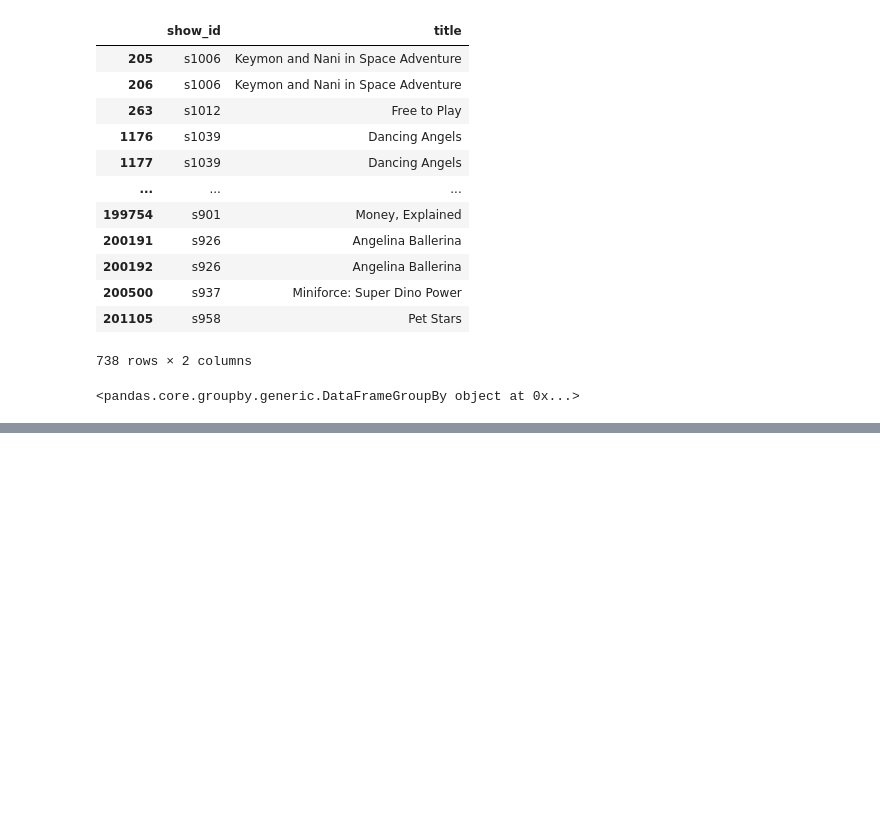
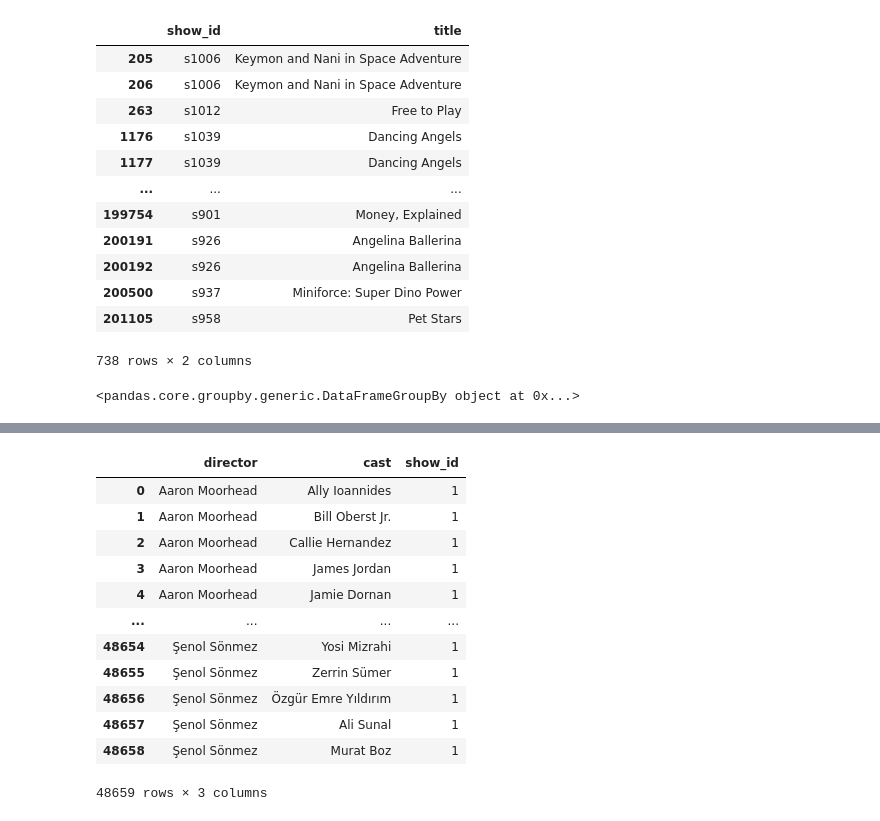
Before and after one commit to Grey-hatcoder/My-Coding-files, a Jupyter notebook: Netflix_Business_Case_Study.ipynb, the cells around one changed output, grey strips where cells are left out. Drawn from its saved outputs; the diff is of its cells as text; code cells hidden in the pictures; blank space fills up the shorter version.

```diff
--- a/Netflix_Business_Case_Study.ipynb
+++ b/Netflix_Business_Case_Study.ipynb
@@ -523,0 +540,16 @@ df.groupby('director')[['title','director','cast']]
+# %%
+df.groupby(['director','cast']).agg({'show_id':"nunique"}).reset_index()
+# %% [output]
+|  | director | cast | show_id |
+| 0 | Aaron Moorhead | Ally Ioannides | 1 |
+| 1 | Aaron Moorhead | Bill Oberst Jr. | 1 |
+| 2 | Aaron Moorhead | Callie Hernandez | 1 |
+| 3 | Aaron Moorhead | James Jordan | 1 |
+| 4 | Aaron Moorhead | Jamie Dornan | 1 |
+| ... | ... | ... | ... |
+| 48654 | Şenol Sönmez | Yosi Mizrahi | 1 |
+| 48655 | Şenol Sönmez | Zerrin Sümer | 1 |
+| 48656 | Şenol Sönmez | Özgür Emre Yıldırım | 1 |
+| 48657 | Şenol Sönmez | Ali Sunal | 1 |
+| 48658 | Şenol Sönmez | Murat Boz | 1 |
+48659 rows × 3 columns
```
Also changed, not shown: parts of 2 cells of this notebook, 2 other files.
